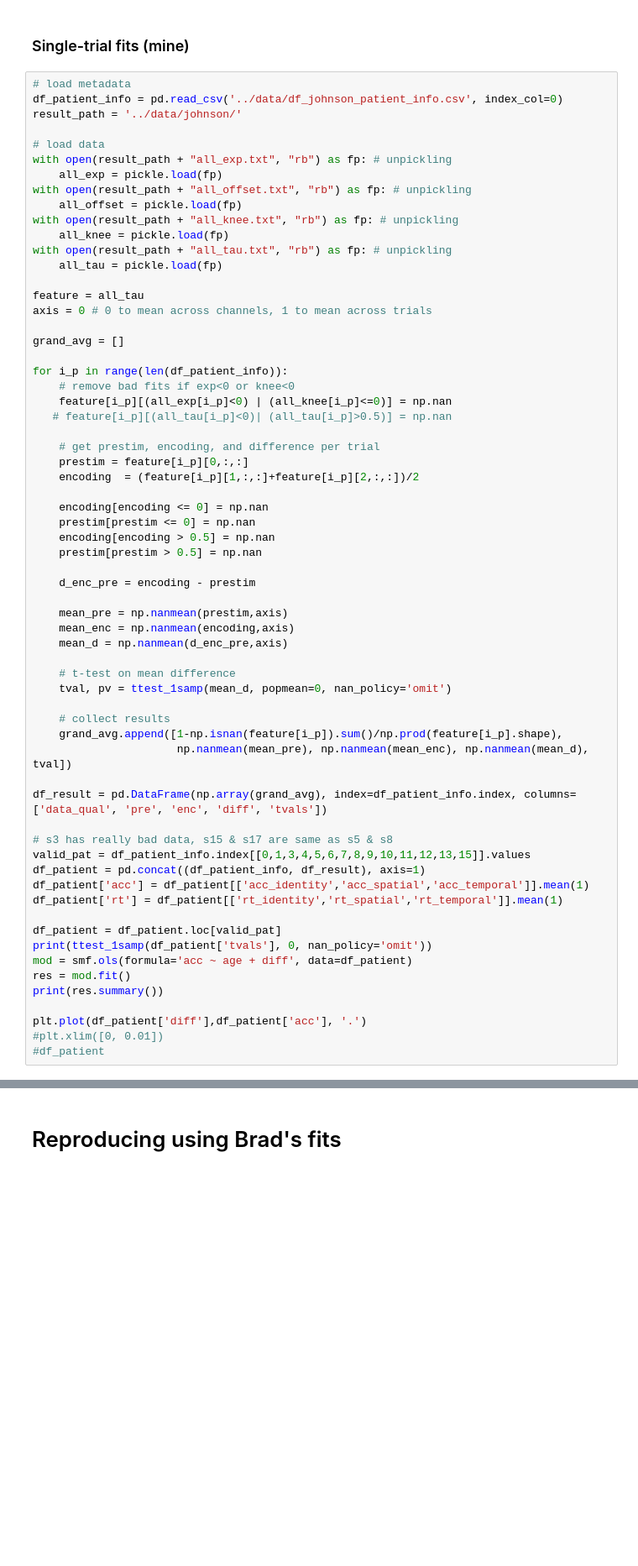
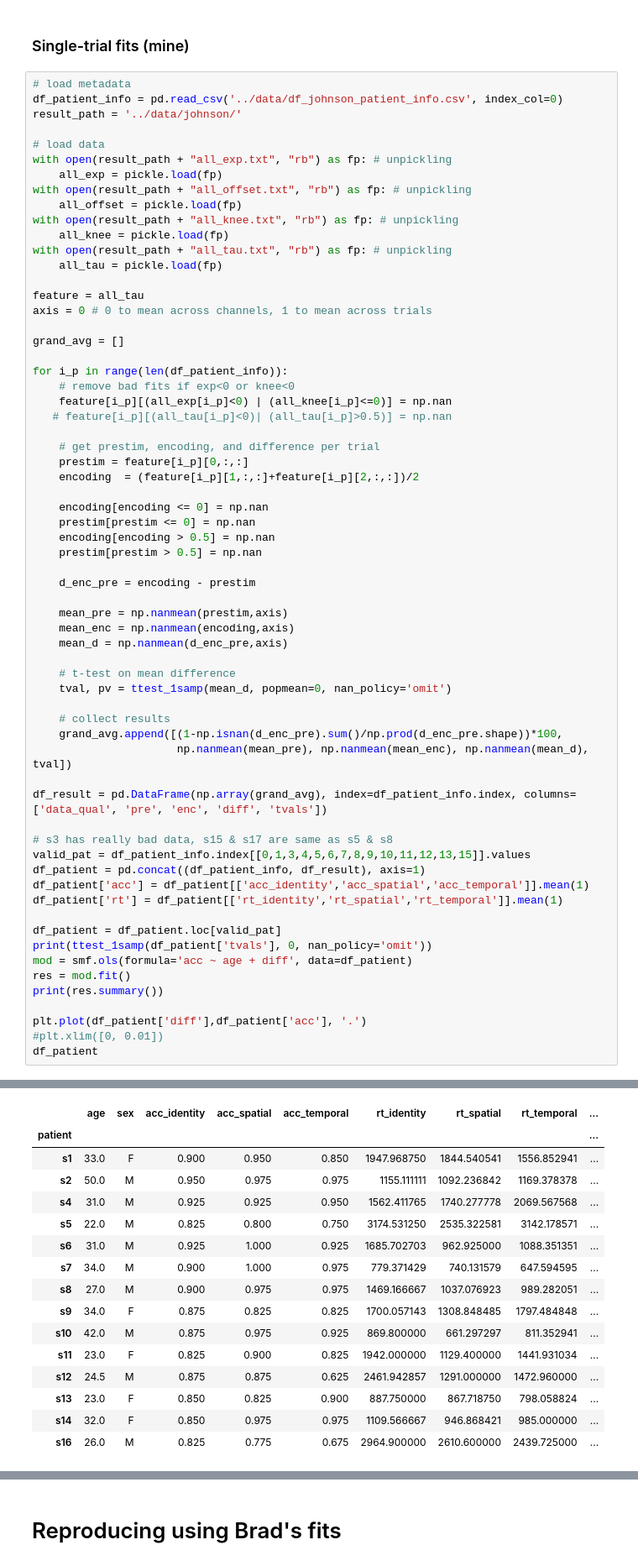
Before and after one commit to rdgao/field-echos, a Jupyter notebook: notebooks/viz_johnson_wm.ipynb, the cells around one changed output, grey strips where cells are left out. Shown at 84% size. Drawn from its saved outputs; the diff is of its cells as text; blank space fills up the shorter version.

```diff
--- a/notebooks/viz_johnson_wm.ipynb
+++ b/notebooks/viz_johnson_wm.ipynb
@@ -71,7 +71,7 @@ for i_p in range(len(df_patient_info)):
     tval, pv = ttest_1samp(mean_d, popmean=0, nan_policy='omit')
 
     # collect results
-    grand_avg.append([1-np.isnan(feature[i_p]).sum()/np.prod(feature[i_p].shape),
+    grand_avg.append([(1-np.isnan(d_enc_pre).sum()/np.prod(d_enc_pre.shape))*100,
                       np.nanmean(mean_pre), np.nanmean(mean_enc), np.nanmean(mean_d), tval])
 
 df_result = pd.DataFrame(np.array(grand_avg), index=df_patient_info.index, columns=['data_qual', 'pre', 'enc', 'diff', 'tvals'])
@@ -90,7 +90,7 @@ print(res.summary())
 
 plt.plot(df_patient['diff'],df_patient['acc'], '.')
 #plt.xlim([0, 0.01])
-#df_patient
+df_patient
 # %% [output]
 Ttest_1sampResult(statistic=7.047812909066132, pvalue=8.698888318293546e-06)
                             OLS Regression Results
@@ -113 +112,17 @@ strong multicollinearity or other numerical problems.
+|  | age | sex | acc_identity | acc_spatial | acc_temporal | rt_identity | rt_spatial | rt_temporal | ... |
+| patient |  |  |  |  |  |  |  |  | ... |
+| s1 | 33.0 | F | 0.900 | 0.950 | 0.850 | 1947.968750 | 1844.540541 | 1556.852941 | ... |
+| s2 | 50.0 | M | 0.950 | 0.975 | 0.975 | 1155.111111 | 1092.236842 | 1169.378378 | ... |
+| s4 | 31.0 | M | 0.925 | 0.925 | 0.950 | 1562.411765 | 1740.277778 | 2069.567568 | ... |
+| s5 | 22.0 | M | 0.825 | 0.800 | 0.750 | 3174.531250 | 2535.322581 | 3142.178571 | ... |
+| s6 | 31.0 | M | 0.925 | 1.000 | 0.925 | 1685.702703 | 962.925000 | 1088.351351 | ... |
+| s7 | 34.0 | M | 0.900 | 1.000 | 0.975 | 779.371429 | 740.131579 | 647.594595 | ... |
+| s8 | 27.0 | M | 0.900 | 0.975 | 0.975 | 1469.166667 | 1037.076923 | 989.282051 | ... |
+| s9 | 34.0 | F | 0.875 | 0.825 | 0.825 | 1700.057143 | 1308.848485 | 1797.484848 | ... |
+| s10 | 42.0 | M | 0.875 | 0.975 | 0.925 | 869.800000 | 661.297297 | 811.352941 | ... |
+| s11 | 23.0 | F | 0.825 | 0.900 | 0.825 | 1942.000000 | 1129.400000 | 1441.931034 | ... |
+| s12 | 24.5 | M | 0.875 | 0.875 | 0.625 | 2461.942857 | 1291.000000 | 1472.960000 | ... |
+| s13 | 23.0 | F | 0.850 | 0.825 | 0.900 | 887.750000 | 867.718750 | 798.058824 | ... |
+| s14 | 32.0 | F | 0.850 | 0.975 | 0.975 | 1109.566667 | 946.868421 | 985.000000 | ... |
+| s16 | 26.0 | M | 0.825 | 0.775 | 0.675 | 2964.900000 | 2610.600000 | 2439.725000 | ... |
 [figure]
```
Also changed, not shown: parts of 6 cells of this notebook.
